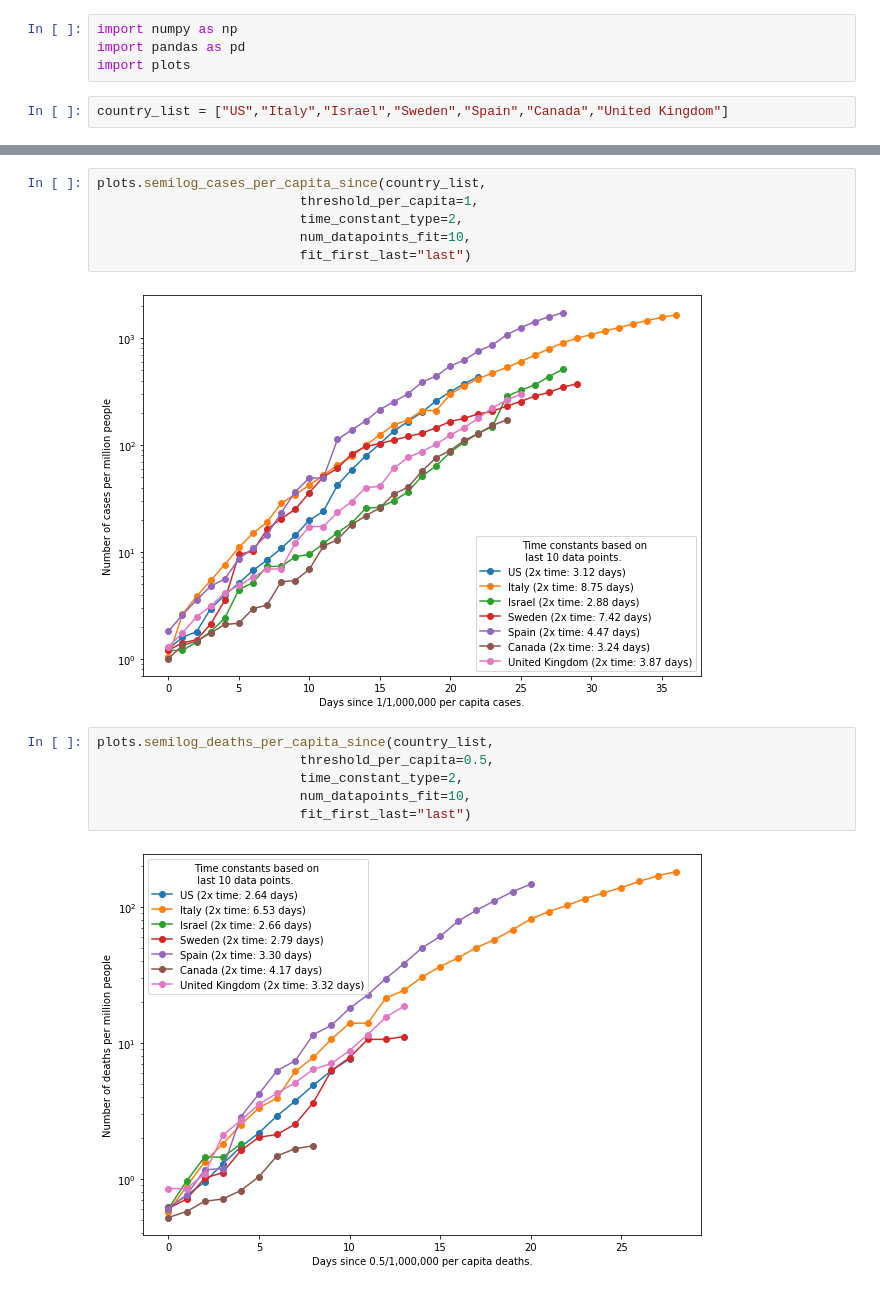
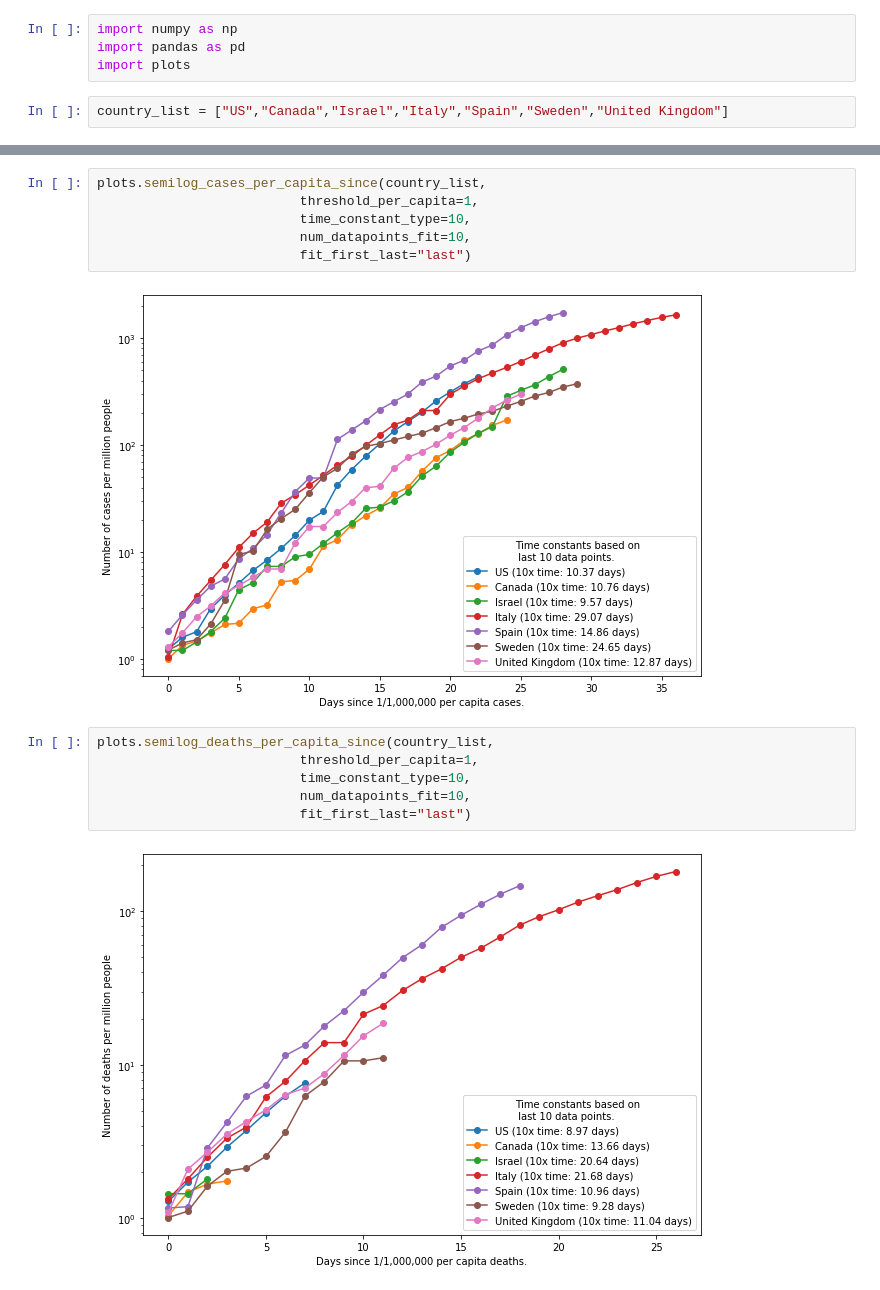
Before and after one commit to zonradkuse/covid-data-processing, a Jupyter notebook: non-interactive-plots.ipynb, the cells around one changed output, grey strips where cells are left out. Cells and saved outputs as stored; diff of their text form.

Commit message:
update for all new plot info

```diff
--- a/non-interactive-plots.ipynb
+++ b/non-interactive-plots.ipynb
@@ -3,7 +3,7 @@ import numpy as np
 import pandas as pd
 import plots
 # %%
-country_list = ["US","Italy","Israel","Sweden","Spain","Canada","United Kingdom"]
+country_list = ["US","Canada","Israel","Italy","Spain","Sweden","United Kingdom"]
 # %%
 plots.semilog_deaths_since(country_list,
                           threshold_num_cases=5,
@@ -23,16 +23,16 @@ plots.semilog_cases_since(country_list,
 # %%
 plots.semilog_cases_per_capita_since(country_list,
                           threshold_per_capita=1,
-                          time_constant_type=2,
+                          time_constant_type=10,
                           num_datapoints_fit=10,
                           fit_first_last="last")
 # %% [output]
-[figure, old version]
+[figure, new version]
 # %%
 plots.semilog_deaths_per_capita_since(country_list,
-                          threshold_per_capita=0.5,
-                          time_constant_type=2,
+                          threshold_per_capita=1,
+                          time_constant_type=10,
                           num_datapoints_fit=10,
                           fit_first_last="last")
 # %% [output]
-[figure, old version]
+[figure, new version]
```
Also changed, not shown: parts of 4 cells of this notebook.
